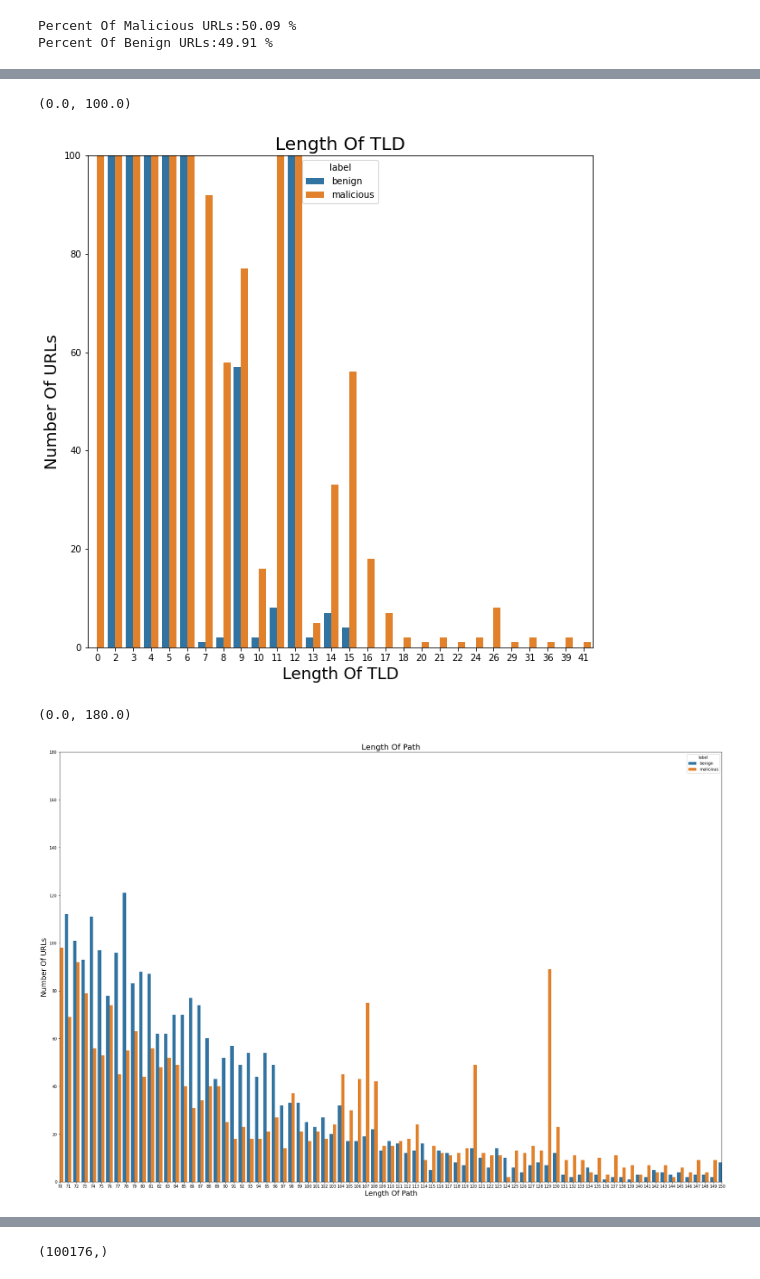
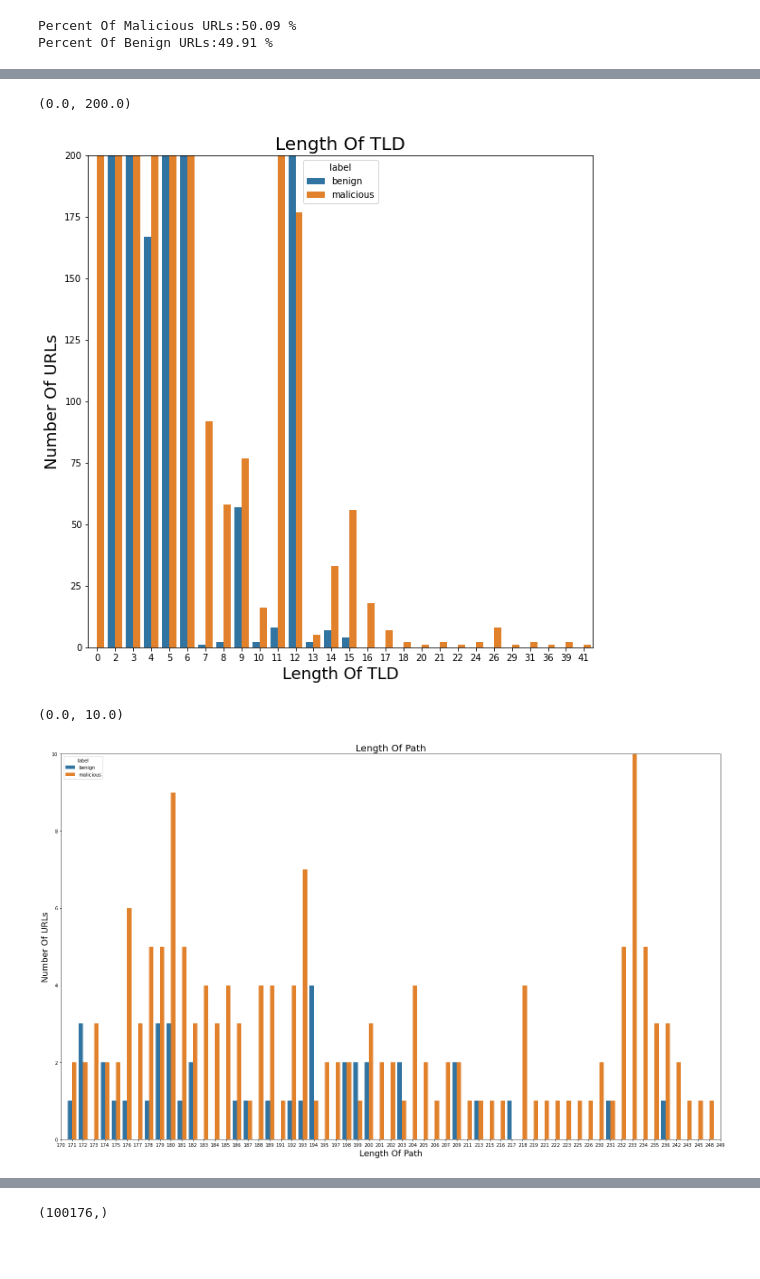
Before and after one commit to Mansi2814/Malicious-URL-Detection, a Jupyter notebook: notebooks/Untitled.ipynb, the cells around one changed output, grey strips where cells are left out. Cells and saved outputs as stored; diff of their text form; code cells hidden in the pictures; blank space fills up the shorter version.

```diff
--- a/notebooks/Untitled.ipynb
+++ b/notebooks/Untitled.ipynb
@@ -102,17 +87,0 @@ urldata['url_has_port_in_string'] = urldata['url'].apply(lambda i: url_has_port_
-# %%
-import re
-def shortening_service(url):
-    match = re.search('bit\.ly|goo\.gl|shorte\.st|go2l\.ink|x\.co|ow\.ly|t\.co|tinyurl|tr\.im|is\.gd|cli\.gs|'
-                      'yfrog\.com|migre\.me|ff\.im|tiny\.cc|url4\.eu|twit\.ac|su\.pr|twurl\.nl|snipurl\.com|'
-                      'short\.to|BudURL\.com|ping\.fm|post\.ly|Just\.as|bkite\.com|snipr\.com|fic\.kr|loopt\.us|'
-                      'doiop\.com|short\.ie|kl\.am|wp\.me|rubyurl\.com|om\.ly|to\.ly|bit\.do|t\.co|lnkd\.in|'
-                      'db\.tt|qr\.ae|adf\.ly|goo\.gl|bitly\.com|cur\.lv|tinyurl\.com|ow\.ly|bit\.ly|ity\.im|'
-                      'q\.gs|is\.gd|po\.st|bc\.vc|twitthis\.com|u\.to|j\.mp|buzurl\.com|cutt\.us|u\.bb|yourls\.org|'
-                      'x\.co|prettylinkpro\.com|scrnch\.me|filoops\.info|vzturl\.com|qr\.net|1url\.com|tweez\.me|v\.gd|'
-                      'tr\.im|link\.zip\.net',
-                      url)
-    if match:
-        return -1
-    else:
-        return 1
-urldata['short_url'] = urldata['url'].apply(lambda i: shortening_service(i))
@@ -140,0 +88,13 @@ urldata['short_url'] = urldata['url'].apply(lambda i: shortening_service(i))
+# %%
+urldata['count-'] = urldata['url'].apply(lambda i: i.count('-'))
+urldata['count?'] = urldata['url'].apply(lambda i: i.count('?'))
+urldata['count%'] = urldata['url'].apply(lambda i: i.count('%'))
+urldata['count='] = urldata['url'].apply(lambda i: i.count('='))
+# %%
+def letter_count(url):
+    letters = 0
+    for i in url:
+        if i.isalpha():
+            letters = letters + 1
+    return letters
+urldata['count-letters']= urldata['url'].apply(lambda i: letter_count(i))
@@ -191,19 +164,19 @@ plt.title("Length Of TLD",fontsize=20)
 sns.countplot(x='tld_length',data=urldata,hue='label')
 plt.xlabel("Length Of TLD",fontsize=18)
 plt.ylabel("Number Of URLs",fontsize=18)
-plt.ylim(0,100)
+plt.ylim(0,200)
 # %% [output]
-(0.0, 100.0)
+(0.0, 200.0)
-[figure, old version]
+[figure, new version]
 # %%
-plt.figure(figsize=(30,20))
+plt.figure(figsize=(25,15))
 plt.title("Length Of Path",fontsize=20)
 sns.countplot(x='path_length',data=urldata,hue='label')
 plt.xlabel("Length Of Path",fontsize=18)
 plt.ylabel("Number Of URLs",fontsize=18)
-plt.xlim(70,150)
-plt.ylim(0,180)
+plt.xlim(170,230)
+plt.ylim(0,10)
 # %% [output]
-(0.0, 180.0)
+(0.0, 10.0)
-[figure, old version]
+[figure, new version]
 # %%
```
Also changed, not shown: parts of 25 cells of this notebook.
